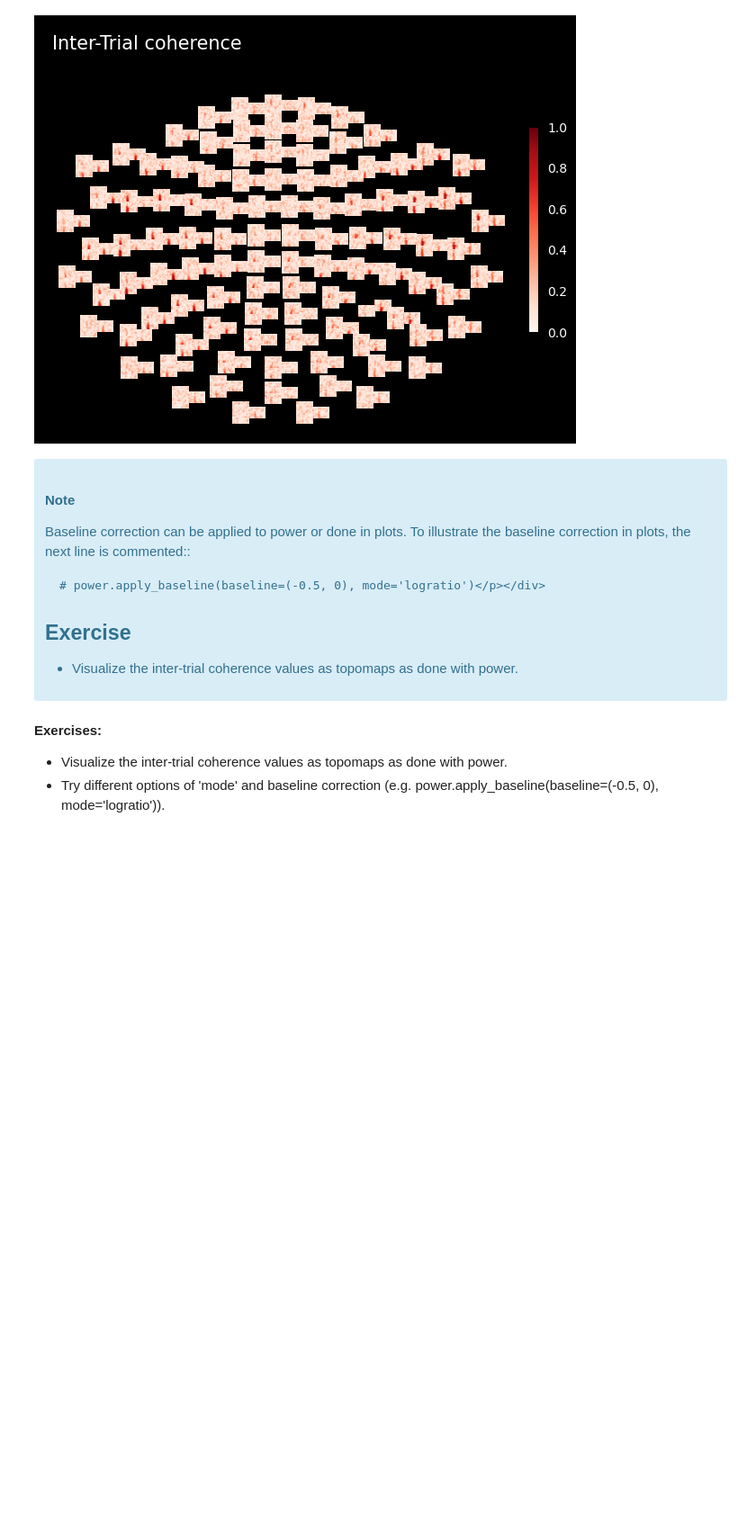
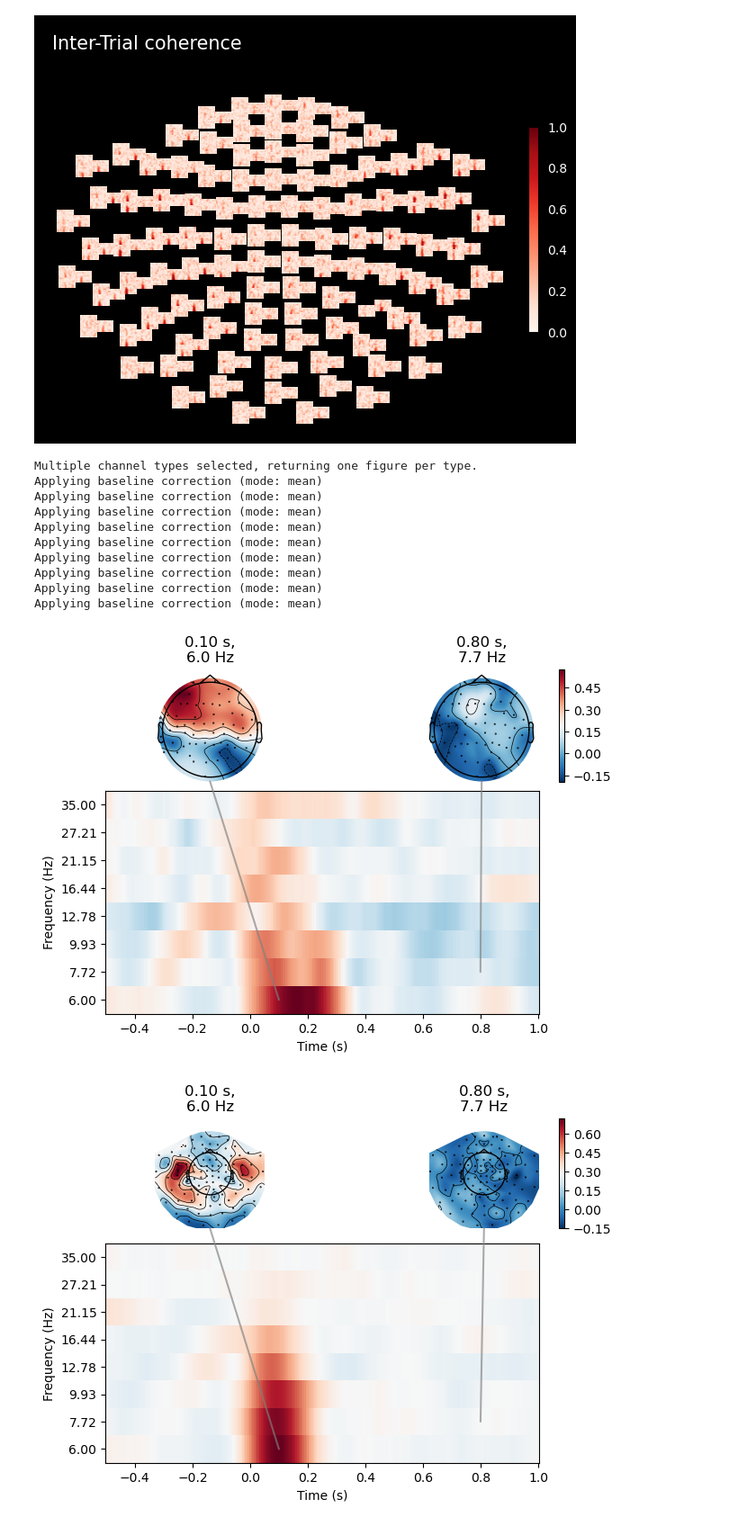
Before and after one commit to MRC-CBU/COGNESTIC, a Jupyter notebook: 08_EEG_MEG/C_0_TimeFrequencySensors.ipynb, the cells around one changed output. Shown at 90% size. Saved outputs shown, nothing was run; the diff lists cells and outputs as text; code cells hidden in the pictures; blank space fills up the shorter version.

Commit message:
Updated scripts and exercises

```diff
--- a/08_EEG_MEG/C_0_TimeFrequencySensors.ipynb
+++ b/08_EEG_MEG/C_0_TimeFrequencySensors.ipynb
@@ -259,18 +266,20 @@ itc.plot_topo(title="Inter-Trial coherence", vmin=0.0, vmax=1.0, cmap="Reds");
 # %% [output]
 No baseline correction applied
 [figure]
-# %% [markdown]
-<div class="alert alert-info"><h4>Note</h4><p>Baseline correction can be applied to power or done in plots.
-    To illustrate the baseline correction in plots, the next line is
-    commented::
-
-    # power.apply_baseline(baseline=(-0.5, 0), mode='logratio')</p></div>
-
-## Exercise
-
-   - Visualize the inter-trial coherence values as topomaps as done with
-     power.
-# %% [markdown]
-__Exercises:__
-* Visualize the inter-trial coherence values as topomaps as done with power.
-* Try different options of 'mode' and baseline correction (e.g. power.apply_baseline(baseline=(-0.5, 0), mode='logratio')).
+# %%
+itc.plot_joint(
+    baseline=(-0.5, 0), mode="mean", tmin=-0.5, tmax=1, timefreqs=[(0.1, 6), (0.8, 8)]
+);
+# %% [output]
+Multiple channel types selected, returning one figure per type.
+Applying baseline correction (mode: mean)
+Applying baseline correction (mode: mean)
+Applying baseline correction (mode: mean)
+Applying baseline correction (mode: mean)
+Applying baseline correction (mode: mean)
+Applying baseline correction (mode: mean)
+Applying baseline correction (mode: mean)
+Applying baseline correction (mode: mean)
+Applying baseline correction (mode: mean)
+[figure, added]
+[figure, added]
```
Also changed, not shown: parts of 25 cells of this notebook, 10 other files.
